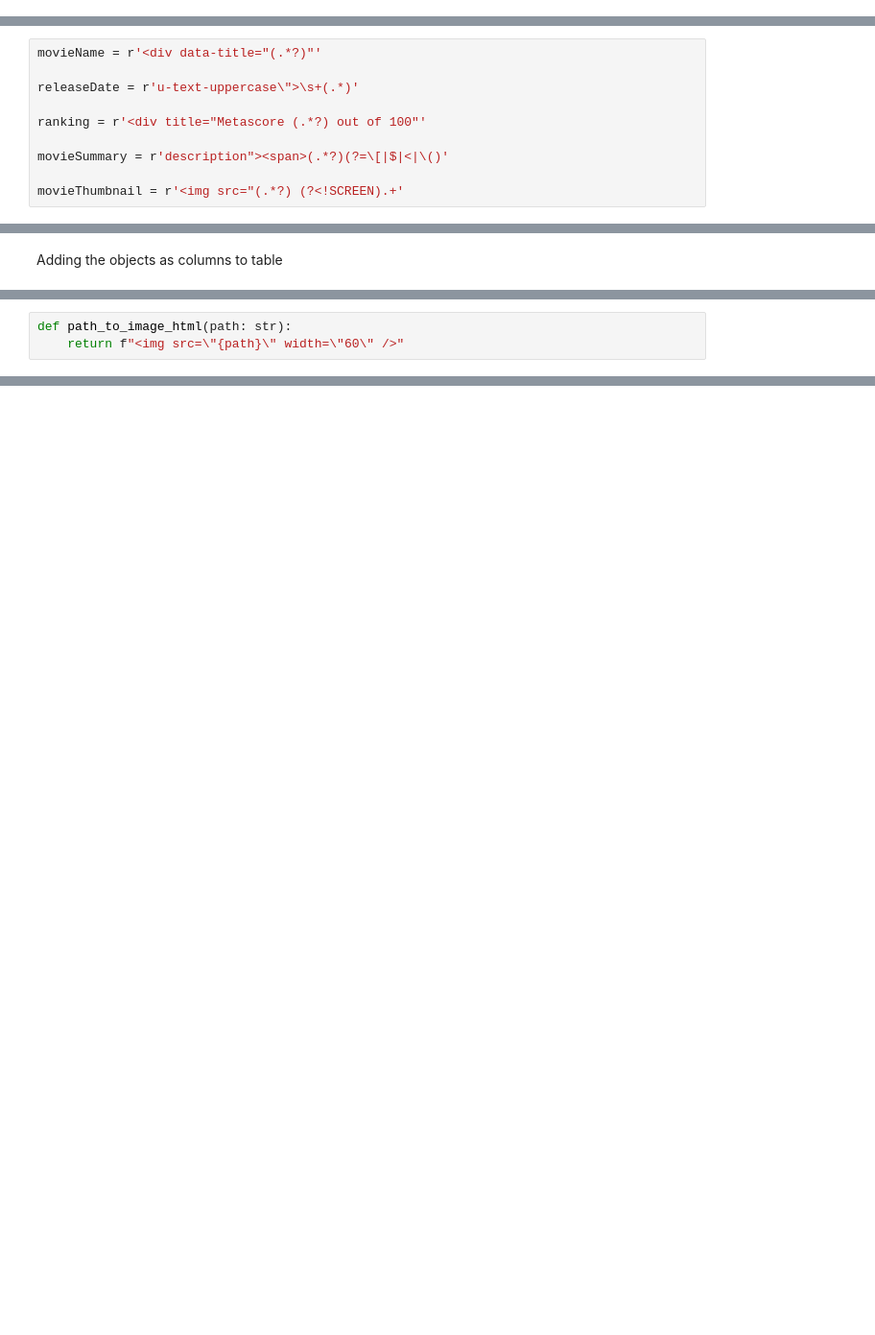
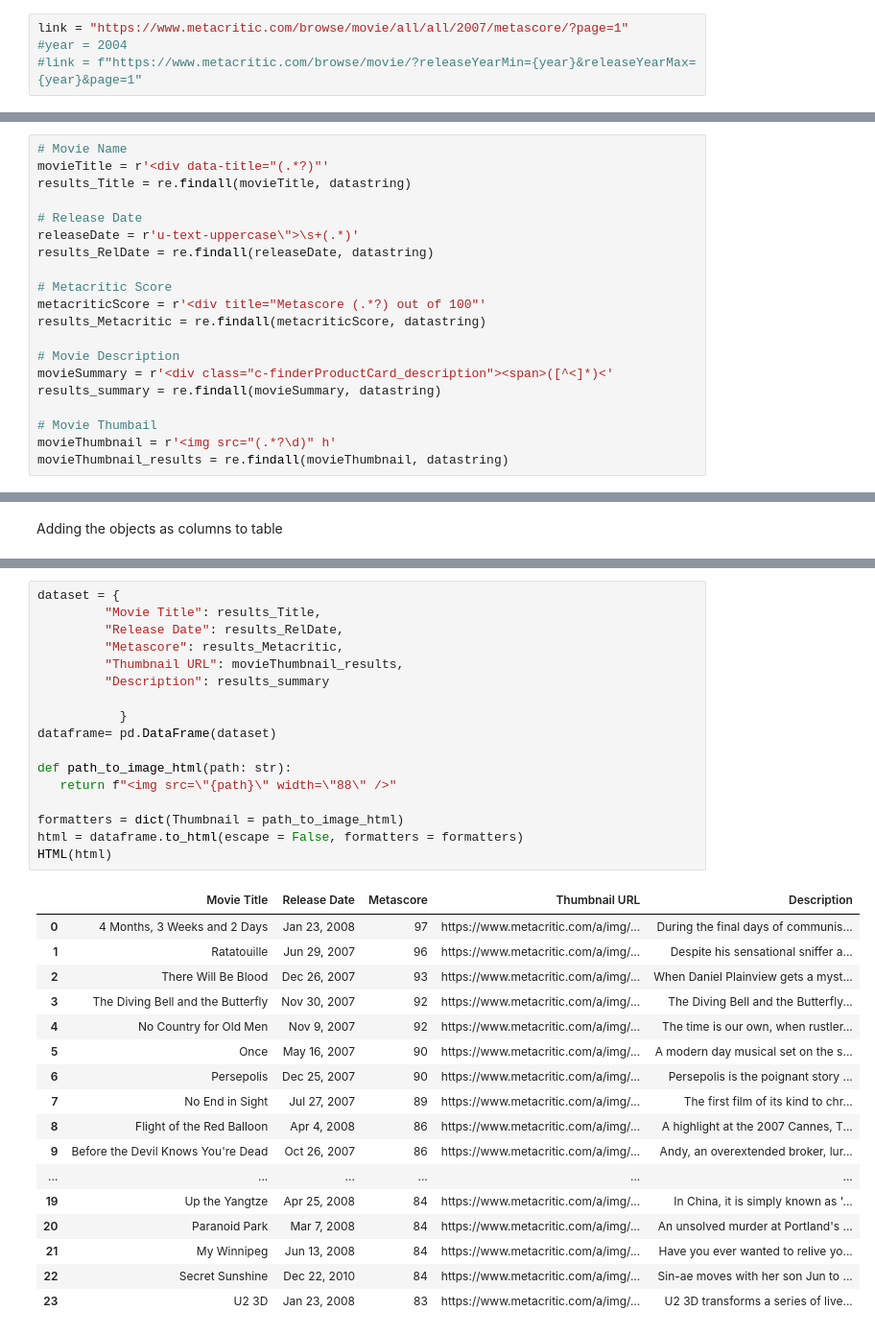
Before and after one commit to CrandaddyCane/FallDA320, a Jupyter notebook: Crandell-Week-2-Final.ipynb, the cells around one changed output, grey strips where cells are left out. Shown: that part at 96% size. Cells and saved outputs as stored; diff of their text form; blank space fills up the shorter version.

Commit message:
Most up to date Webscraper Code

```diff
--- a/Crandell-Week-2-Final.ipynb
+++ b/Crandell-Week-2-Final.ipynb
@@ -27,0 +16,4 @@ Declare the fields as objects w/ regex
+# %%
+link = "https://www.metacritic.com/browse/movie/all/all/2007/metascore/?page=1"
+#year = 2004
+#link = f"https://www.metacritic.com/browse/movie/?releaseYearMin={year}&releaseYearMax={year}&page=1"
@@ -28,10 +30,20 @@ Declare the fields as objects w/ regex
 # %%
-movieName = r'<div data-title="(.*?)"'
+# Movie Name
+movieTitle = r'<div data-title="(.*?)"'
+results_Title = re.findall(movieTitle, datastring)
 
+# Release Date
 releaseDate = r'u-text-uppercase\">\s+(.*)'
+results_RelDate = re.findall(releaseDate, datastring)
 
-ranking = r'<div title="Metascore (.*?) out of 100"'
+# Metacritic Score
+metacriticScore = r'<div title="Metascore (.*?) out of 100"'
+results_Metacritic = re.findall(metacriticScore, datastring)
 
-movieSummary = r'description"><span>(.*?)(?=\[|$|<|\()'
+# Movie Description
+movieSummary = r'<div class="c-finderProductCard_description"><span>([^<]*)<'
+results_summary = re.findall(movieSummary, datastring)
 
-movieThumbnail = r'<img src="(.*?) (?<!SCREEN).+'
+# Movie Thumbail
+movieThumbnail = r'<img src="(.*?\d)" h'
+movieThumbnail_results = re.findall(movieThumbnail, datastring)
@@ -57,3 +65,0 @@ Formatter to Convert URLs into inline images
-# %%
-def path_to_image_html(path: str):
-    return f"<img src=\"{path}\" width=\"60\" />"
@@ -83,0 +66,35 @@ HTML(html)
+# %%
+dataset = {
+         "Movie Title": results_Title,
+         "Release Date": results_RelDate,
+         "Metascore": results_Metacritic,
+         "Thumbnail URL": movieThumbnail_results,
+         "Description": results_summary
+
+           }
+dataframe= pd.DataFrame(dataset)
+
+def path_to_image_html(path: str):
+   return f"<img src=\"{path}\" width=\"88\" />"
+
+formatters = dict(Thumbnail = path_to_image_html)
+html = dataframe.to_html(escape = False, formatters = formatters)
+HTML(html)
+# %% [output]
+|  | Movie Title | Release Date | Metascore | Thumbnail URL | Description |
+| 0 | 4 Months, 3 Weeks and 2 Days | Jan 23, 2008 | 97 | https://www.metacritic.com/a/img/... | During the final days of communis... |
+| 1 | Ratatouille | Jun 29, 2007 | 96 | https://www.metacritic.com/a/img/... | Despite his sensational sniffer a... |
+| 2 | There Will Be Blood | Dec 26, 2007 | 93 | https://www.metacritic.com/a/img/... | When Daniel Plainview gets a myst... |
+| 3 | The Diving Bell and the Butterfly | Nov 30, 2007 | 92 | https://www.metacritic.com/a/img/... | The Diving Bell and the Butterfly... |
+| 4 | No Country for Old Men | Nov 9, 2007 | 92 | https://www.metacritic.com/a/img/... | The time is our own, when rustler... |
+| 5 | Once | May 16, 2007 | 90 | https://www.metacritic.com/a/img/... | A modern day musical set on the s... |
+| 6 | Persepolis | Dec 25, 2007 | 90 | https://www.metacritic.com/a/img/... | Persepolis is the poignant story ... |
+| 7 | No End in Sight | Jul 27, 2007 | 89 | https://www.metacritic.com/a/img/... | The first film of its kind to chr... |
+| 8 | Flight of the Red Balloon | Apr 4, 2008 | 86 | https://www.metacritic.com/a/img/... | A highlight at the 2007 Cannes, T... |
+| 9 | Before the Devil Knows You're Dead | Oct 26, 2007 | 86 | https://www.metacritic.com/a/img/... | Andy, an overextended broker, lur... |
+| ... | ... | ... | ... | ... | ... |
+| 19 | Up the Yangtze | Apr 25, 2008 | 84 | https://www.metacritic.com/a/img/... | In China, it is simply known as '... |
+| 20 | Paranoid Park | Mar 7, 2008 | 84 | https://www.metacritic.com/a/img/... | An unsolved murder at Portland's ... |
+| 21 | My Winnipeg | Jun 13, 2008 | 84 | https://www.metacritic.com/a/img/... | Have you ever wanted to relive yo... |
+| 22 | Secret Sunshine | Dec 22, 2010 | 84 | https://www.metacritic.com/a/img/... | Sin-ae moves with her son Jun to ... |
+| 23 | U2 3D | Jan 23, 2008 | 83 | https://www.metacritic.com/a/img/... | U2 3D transforms a series of live... |
```
Also changed, not shown: parts of 22 cells of this notebook, 1 other file.
